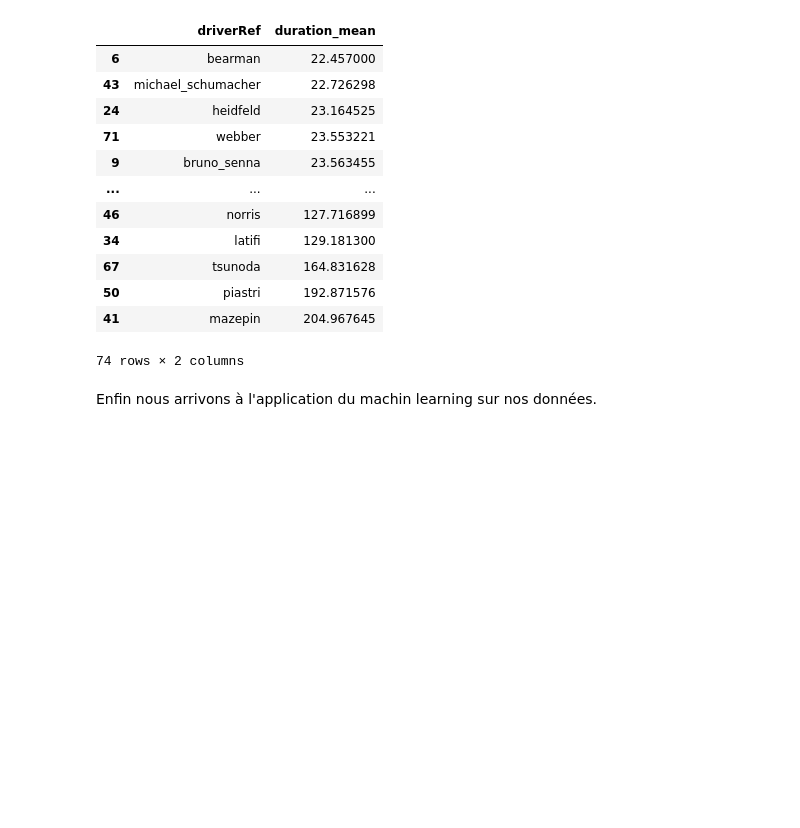
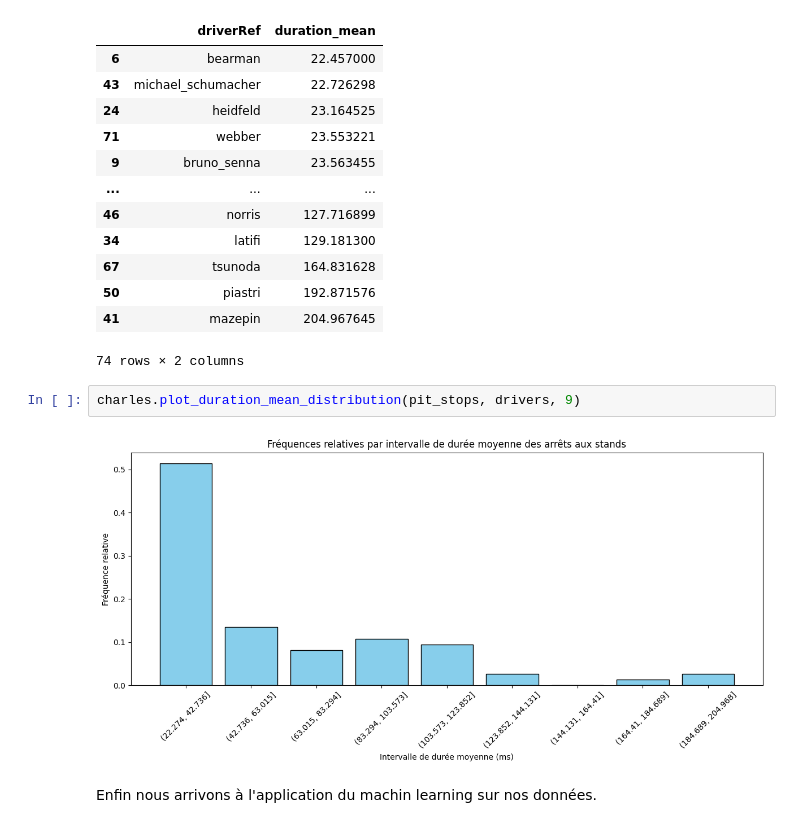
Before and after one commit to OzeelCharles/projet_info2, a Jupyter notebook: Notebook_final.ipynb, the cells around one changed output. Drawn from its saved outputs; the diff is of its cells as text; blank space fills up the shorter version.

```diff
--- a/Notebook_final.ipynb
+++ b/Notebook_final.ipynb
@@ -179,5 +227,9 @@ charles.classement_mean_stop_drivers(pit_stops, drivers)
 | 50 | piastri | 192.871576 |
 | 41 | mazepin | 204.967645 |
 74 rows × 2 columns
+# %%
+charles.plot_duration_mean_distribution(pit_stops, drivers, 9)
+# %% [output]
+[figure, added]
 # %% [markdown]
 Enfin nous arrivons à l'application du machin learning sur nos données.
```
Also changed, not shown: parts of 7 cells of this notebook, 1 other file.
